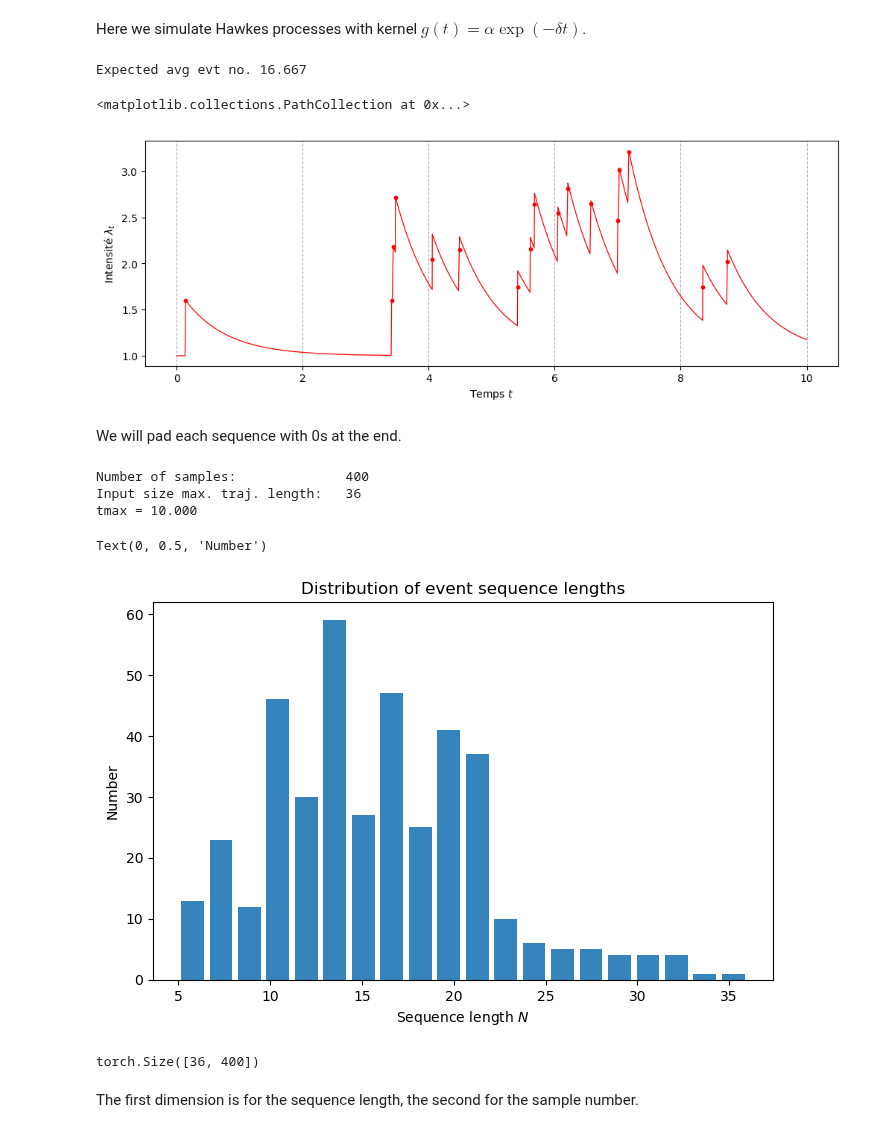
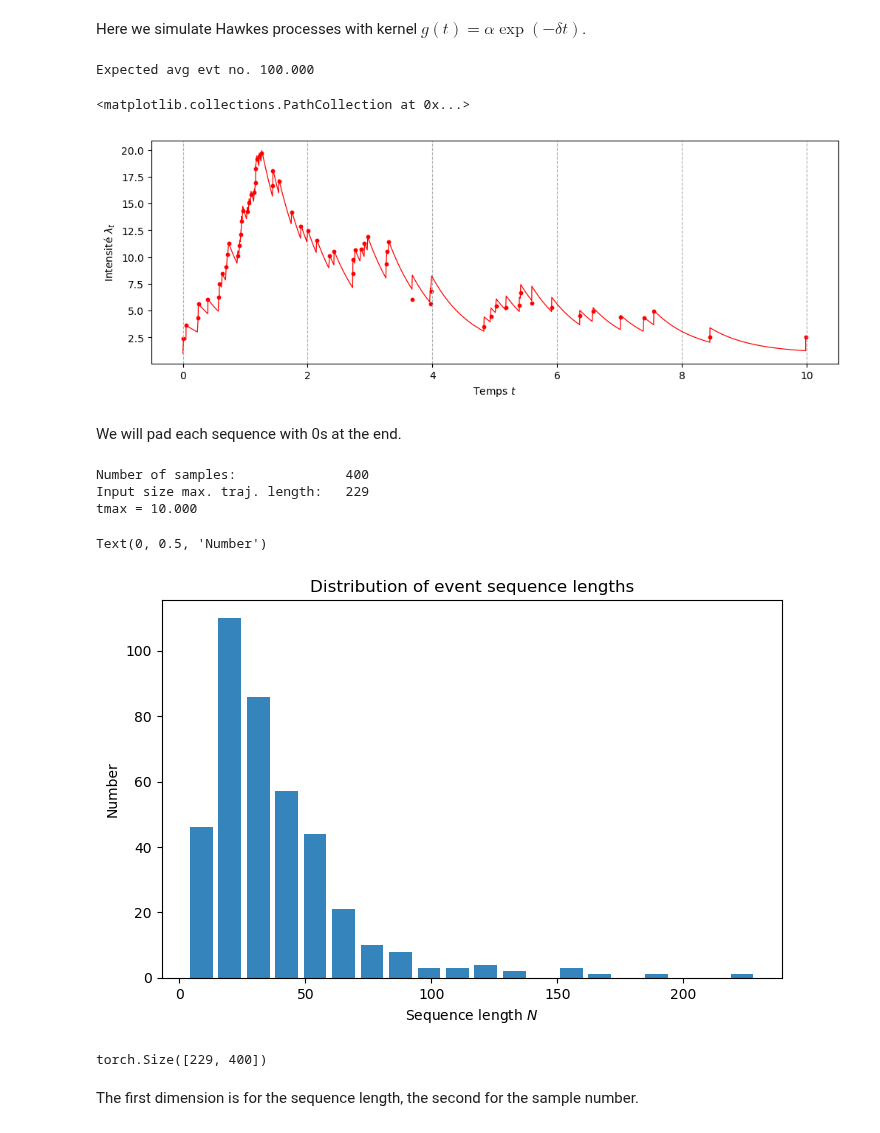
Before and after one commit to Deeptradingfx/point-process-nets, a Jupyter notebook: notebooks/rnn.ipynb, the cells around one changed output. Saved outputs shown, nothing was run; the diff lists cells and outputs as text; code cells hidden in the pictures.

```diff
--- a/notebooks/rnn.ipynb
+++ b/notebooks/rnn.ipynb
@@ -57,31 +57,31 @@ intensity_function = np.vectorize(intensity_function_, excluded={4})
 import itertools
 mu = 1.0
 tmax = 10.0
-alpha = 0.4
+alpha = 0.9
 beta  = 1.5
 
 print("Expected avg evt no. %.3f" % (tmax*mu/(1.-alpha)))
 # %% [output]
-Expected avg evt no. 16.667
+Expected avg evt no. 100.000
 # %%
 n_traj = 400
 sample_trajectories = [ppr.hawkes_exp(tmax, beta, mu, itertools.repeat(alpha)) for _ in range(n_traj)]
 # %%
 one_traj = sample_trajectories[100]
 fig, ax = plt.subplots(1,1, figsize=(12,4), dpi=100)
 ax.set_xlabel("Temps $t$")
 ax.set_ylabel(r"Intensité $\lambda_t$")
-t_arr = np.sort(np.append(np.linspace(0, tmax, 600), one_traj[:,]))
+t_arr = np.sort(np.append(np.linspace(0, tmax, 600), one_traj[:,0]))
 ax.plot(t_arr, intensity_function(t_arr, mu, alpha, beta, one_traj[:,0]), 'r-', linewidth=0.9)
 ax.xaxis.set_major_locator(mticker.MultipleLocator(2.))
 scatter_opts = {
     "c": "r", "s": 11
 }
 ax.grid(True, axis='x', linestyle='--')
 ax.scatter(one_traj[:,0], one_traj[:,1], c='r', s=10)
 # %% [output]
 <matplotlib.collections.PathCollection at 0x...>
-[figure, old version]
+[figure, new version]
 # %% [markdown]
 We will pad each sequence with 0s at the end.
 # %%
@@ -93,7 +93,7 @@ print("Input size max. traj. length: \t%d" % input_size)
 print("tmax = %.3f"  % tmax)
 # %% [output]
 Number of samples:              400
-Input size max. traj. length:   36
+Input size max. traj. length:   229
 tmax = 10.000
 # %%
 data_tensor = nn.utils.rnn.pad_sequence(var_sequences).to(torch.float)
@@ -107,11 +107,11 @@ ax.set_xlabel('Sequence length $N$')
 ax.set_ylabel('Number')
 # %% [output]
 Text(0, 0.5, 'Number')
-[figure, old version]
+[figure, new version]
 # %%
 data_tensor.shape
 # %% [output]
-torch.Size([36, 400])
+torch.Size([229, 400])
 # %% [markdown]
 The first dimension is for the sequence length, the second for the sample number.
 # %% [markdown]
```
Also changed, not shown: parts of 6 cells of this notebook, 1 other file.
